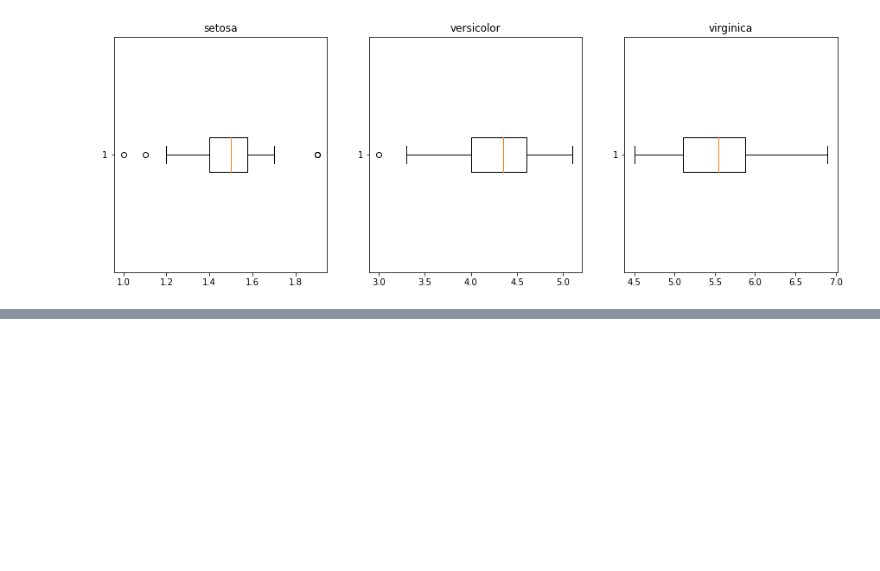
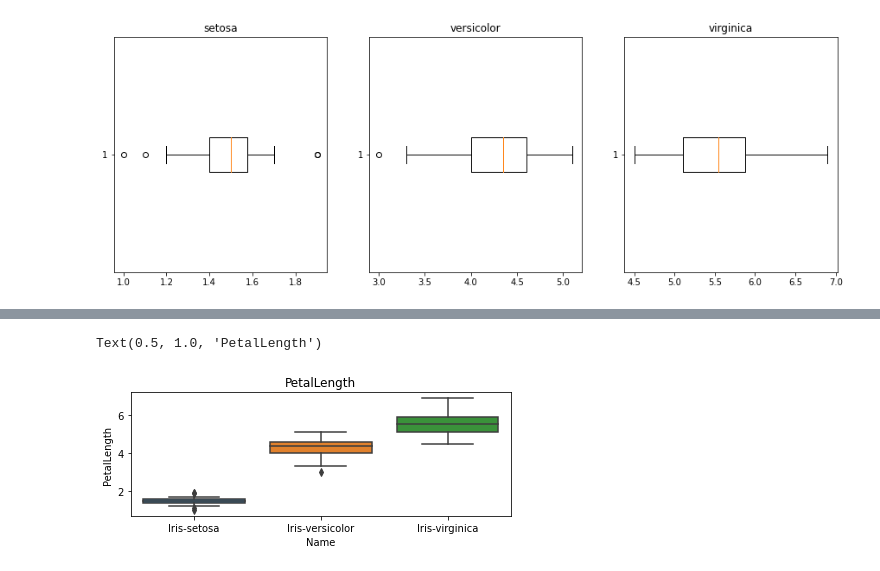
Before and after one commit to nichakornchaisuwan/data_viz_2022, a Jupyter notebook: DataViz02_Data_Distribution.ipynb, the cells around one changed output, grey strips where cells are left out. Cells and saved outputs as stored; diff of their text form; code cells hidden in the pictures; blank space fills up the shorter version.

```diff
--- a/DataViz02_Data_Distribution.ipynb
+++ b/DataViz02_Data_Distribution.ipynb
@@ -294,0 +335,8 @@ plt.title('virginica');
+# %%
+plt.figure(figsize =(15, 5))
+plt.subplot(2,2,1)
+sns.boxplot(x='Name', y= 'PetalLength', data=df)
+plt.title('PetalLength')
+# %% [output]
+Text(0.5, 1.0, 'PetalLength')
+[figure, added]
```
Also changed, not shown: parts of 7 cells of this notebook.
